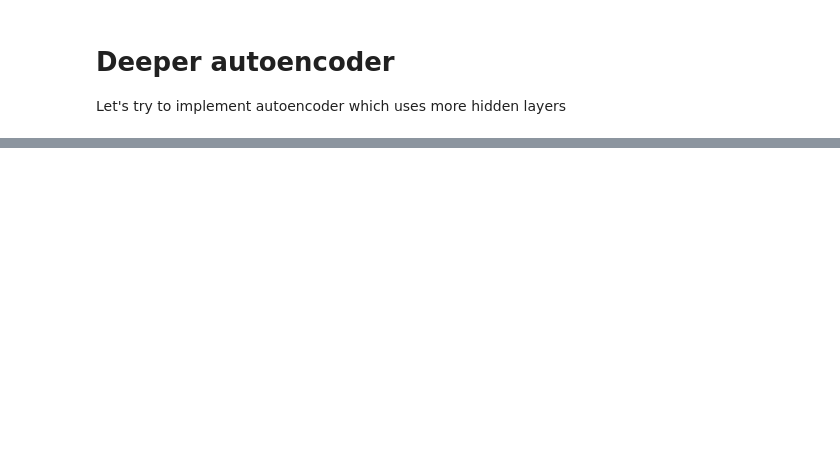
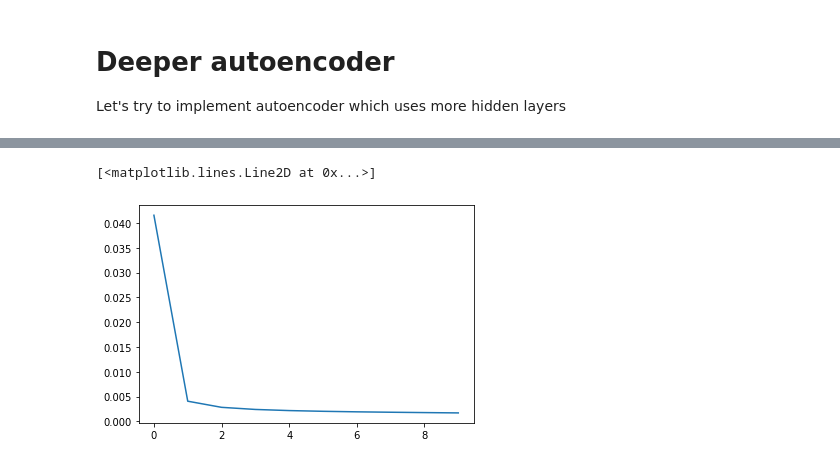
Before and after one commit to Sergey55/tensorflow_experiments, a Jupyter notebook: Autoencoder (Conv) for MNIST dataset.ipynb, the cells around one changed output, grey strips where cells are left out. Drawn from its saved outputs; the diff is of its cells as text; code cells hidden in the pictures; blank space fills up the shorter version.

```diff
--- a/Autoencoder (Conv) for MNIST dataset.ipynb
+++ b/Autoencoder (Conv) for MNIST dataset.ipynb
@@ -165,10 +185,12 @@ deep_encoder_weights = {
         tf.truncated_normal([1], stddev=0.1))
 }
 # %%
-images = ae_input.reshape(input_shape)
+ae_input = tf.placeholder(tf.float32, [batch_size, 784])
+
+data = tf.reshape(ae_input, [-1, 28, 28, 1])
 
 encoder_input_out = tf.nn.leaky_relu(
-    tf.nn.conv2d(images,
+    tf.nn.conv2d(data,
                  deep_encoder_weights['encoder_input_conv'],
                  strides=[1, 2, 2, 1],
                  padding='SAME') + deep_encoder_weights['encoder_input_bias'])
@@ -195,7 +217,7 @@ decoder_output = tf.nn.sigmoid(
 # %%
 optimizer_adam = tf.train.AdamOptimizer()
 
-deep_cost = tf.reduce_mean(tf.squared_difference(decoder_output, deep_encoder_input))
+deep_cost = tf.reduce_mean(tf.squared_difference(decoder_output, data))
 
 deep_ae_op = optimizer_adam.minimize(deep_cost)
 
@@ -210,0 +246,6 @@ Original stack trace for 'Placeholder_20':
+# %%
+# Let's check how training loss looks
+plt.plot(losses)
+# %% [output]
+[<matplotlib.lines.Line2D at 0x...>]
+[figure, added]
```
Also changed, not shown: parts of 9 cells of this notebook.
